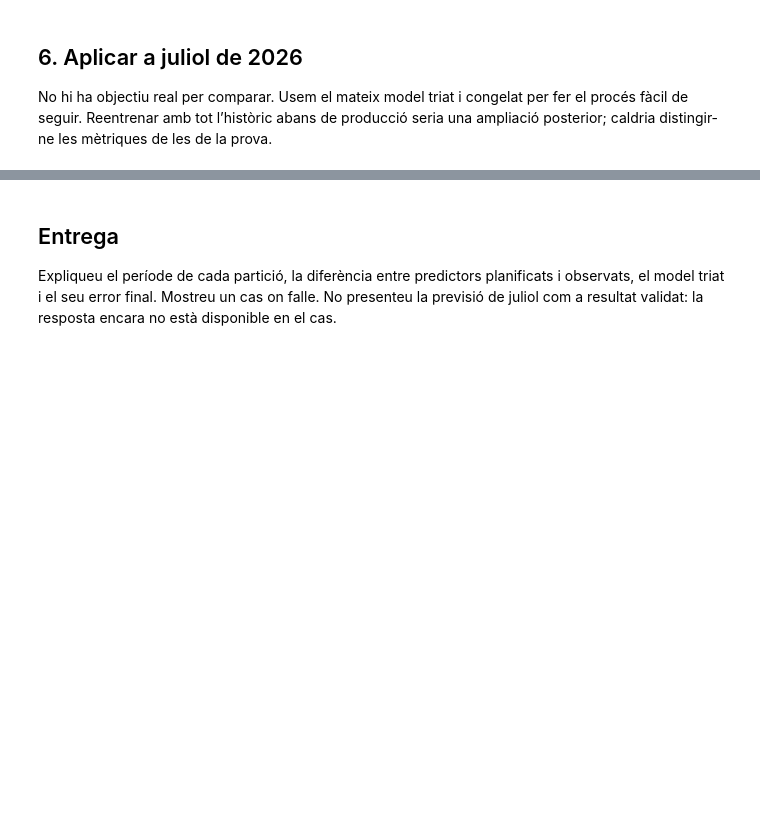
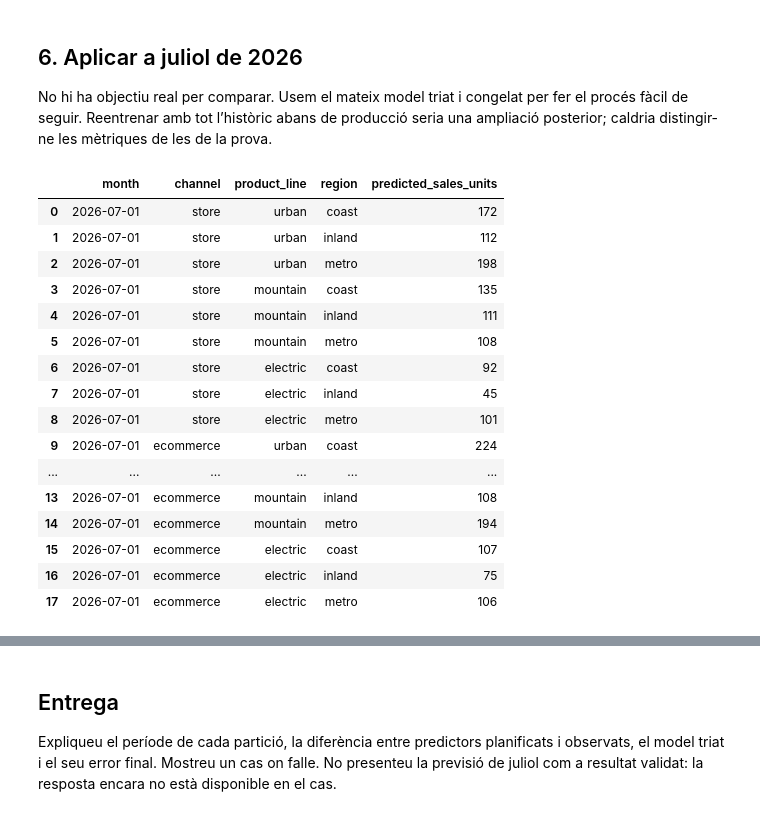
Before and after one commit to ComfyPenguin/BiciTierra_Market, a Jupyter notebook: notebooks/02_modelatge_baseline.ipynb, the cells around one changed output, grey strips where cells are left out. Saved outputs shown, nothing was run; the diff lists cells and outputs as text; code cells hidden in the pictures; blank space fills up the shorter version.

Commit message:
feat(modelado): completar la semana 5 con la prueba final y julio
Evalúa ridge_100 una sola vez en enero-junio 2026, analiza errores,
guarda las 18 predicciones de julio y redacta recomendaciones.

```diff
--- a/notebooks/02_modelatge_baseline.ipynb
+++ b/notebooks/02_modelatge_baseline.ipynb
@@ -273,14 +334,33 @@ No hi ha objectiu real per comparar. Usem el mateix model triat i congelat per f
 # %%
 future = pd.read_csv(DATA / 'sales_forecast_input.csv')
 future['month'] = pd.to_datetime(future['month'],format='%Y-%m')
 # Correspondència exacta de mes i sèrie, sense usar files d'altres grups.
 for lag in [1,12]:
     past = sales[['month']+KEY+['sales_units']].copy()
     past['month'] = past['month'] + pd.DateOffset(months=lag)
     past = past.rename(columns={'sales_units':f'lag_{lag}'})
     future = future.merge(past,on=['month']+KEY,how='left',validate='one_to_one')
 assert future[['lag_1','lag_12']].notna().all().all()
 forecast = future[['month']+KEY].copy()
 forecast['predicted_sales_units'] = np.rint(selected_prediction(future)).astype(int)
+# Se guarda como previsión: julio todavía no tiene venta real para comparar
+forecast.to_csv('../evidencies/prediccions_juliol_2026.csv', index=False)
 forecast
-# Per guardar, descomenta: forecast.to_csv('prediccions_juliol_2026.csv', index=False)
+# %% [output]
+|  | month | channel | product_line | region | predicted_sales_units |
+| 0 | 2026-07-01 | store | urban | coast | 172 |
+| 1 | 2026-07-01 | store | urban | inland | 112 |
+| 2 | 2026-07-01 | store | urban | metro | 198 |
+| 3 | 2026-07-01 | store | mountain | coast | 135 |
+| 4 | 2026-07-01 | store | mountain | inland | 111 |
+| 5 | 2026-07-01 | store | mountain | metro | 108 |
+| 6 | 2026-07-01 | store | electric | coast | 92 |
+| 7 | 2026-07-01 | store | electric | inland | 45 |
+| 8 | 2026-07-01 | store | electric | metro | 101 |
+| 9 | 2026-07-01 | ecommerce | urban | coast | 224 |
+| ... | ... | ... | ... | ... | ... |
+| 13 | 2026-07-01 | ecommerce | mountain | inland | 108 |
+| 14 | 2026-07-01 | ecommerce | mountain | metro | 194 |
+| 15 | 2026-07-01 | ecommerce | electric | coast | 107 |
+| 16 | 2026-07-01 | ecommerce | electric | inland | 75 |
+| 17 | 2026-07-01 | ecommerce | electric | metro | 106 |
```
Also changed, not shown: parts of 7 cells of this notebook, 3 other files.
